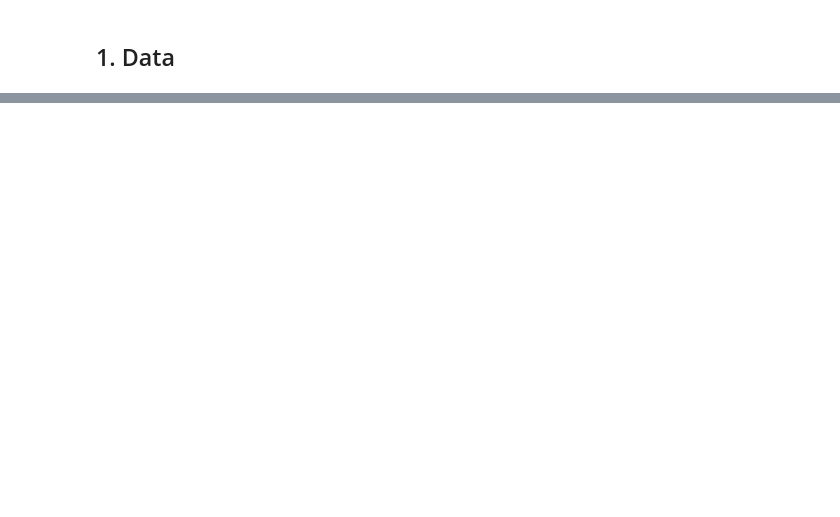
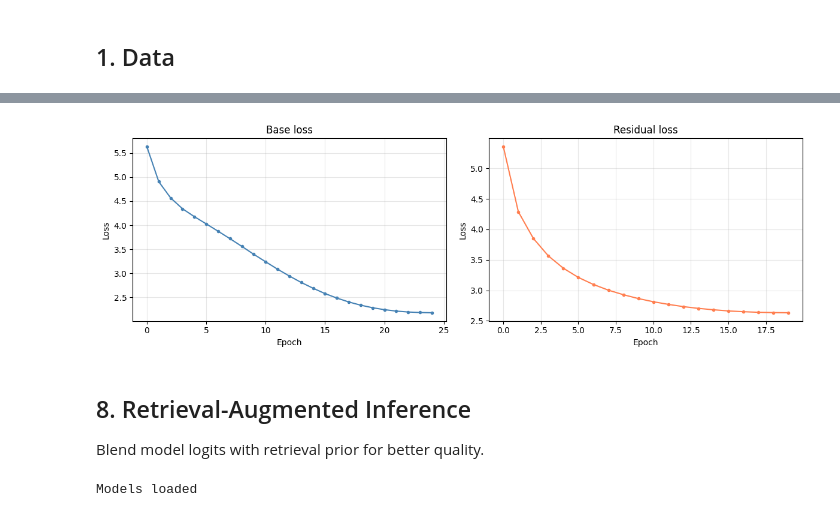
Before and after one commit to arec1b0/kaggle-notebooks, a Jupyter notebook: motion-generation.ipynb, the cells around one changed output, grey strips where cells are left out. Cells and saved outputs as stored; diff of their text form; code cells hidden in the pictures; blank space fills up the shorter version.

```diff
--- a/motion-generation.ipynb
+++ b/motion-generation.ipynb
@@ -512,11 +110,0 @@ Sample: shape=(6, 120), range=[1,511]
-# %%
-rows = []
-for i, (_, r) in enumerate(test_df.iterrows()):
-    tid = r['id']; tok = all_preds[i]; d = {'id': tid}
-    for li, cn in enumerate(TOKEN_COLS):
-        d[cn] = ' '.join(map(str, tok[li].tolist()))
-    rows.append(d)
-sub = pd.DataFrame(rows)[['id']+TOKEN_COLS]
-sub.to_csv(OUTPUT_DIR/'submission.csv', index=False)
-print(f'Saved: {len(sub)} rows')
-sub.head(3)
@@ -530,0 +472,25 @@ Saved: 3000 rows
+# %%
+class MotionDS(Dataset):
+    def __init__(self, df, embs, tokens_list):
+        self.embs = embs
+        self.tokens = tokens_list  # list of [6, sl] numpy
+        self.sls = [t.shape[1] for t in tokens_list]
+    def __len__(self): return len(self.tokens)
+    def __getitem__(self, i):
+        return dict(emb=self.embs[i], tok=self.tokens[i], sl=self.sls[i])
+
+def collate(batch):
+    B = len(batch); ms = max(b['sl'] for b in batch)
+    emb = torch.stack([b['emb'] for b in batch])
+    tok = torch.zeros(B,6,ms, dtype=torch.long)
+    tmask = torch.zeros(B,ms, dtype=torch.bool)
+    sls = torch.tensor([b['sl'] for b in batch], dtype=torch.long)
+    for i,b in enumerate(batch):
+        sl = b['sl']
+        tok[i,:,:sl] = torch.tensor(b['tok'][:,:sl]); tmask[i,:sl] = True
+    return dict(emb=emb, tok=tok, tmask=tmask, sls=sls)
+
+ds = MotionDS(train_valid, tr_emb, train_tokens)
+dl = DataLoader(ds, batch_size=CFG.batch_size, shuffle=True,
+                collate_fn=collate, num_workers=2, pin_memory=True, drop_last=True)
+print(f'{len(ds)} samples, {len(dl)} batches')
@@ -530,0 +643,22 @@ Saved: 3000 rows
+# %%
+fig, (ax1, ax2) = plt.subplots(1,2,figsize=(12,4))
+ax1.plot(hist1,'o-',color='steelblue',ms=3); ax1.set_title('Base loss')
+ax1.set_xlabel('Epoch'); ax1.set_ylabel('Loss'); ax1.grid(True,alpha=0.3)
+ax2.plot(hist2,'o-',color='coral',ms=3); ax2.set_title('Residual loss')
+ax2.set_xlabel('Epoch'); ax2.set_ylabel('Loss'); ax2.grid(True,alpha=0.3)
+plt.tight_layout(); plt.show()
+# %% [output]
+[figure, added]
+# %% [markdown]
+## 8. Retrieval-Augmented Inference
+
+Blend model logits with retrieval prior for better quality.
+# %%
+# Load best models
+base_model.load_state_dict(torch.load(OUTPUT_DIR/'base_best.pth', map_location=DEVICE))
+base_model.eval()
+res_model.load_state_dict(torch.load(OUTPUT_DIR/'res_best.pth', map_location=DEVICE))
+res_model.eval()
+print('Models loaded')
+# %% [output]
+Models loaded
```
Also changed, not shown: parts of 52 cells of this notebook.
